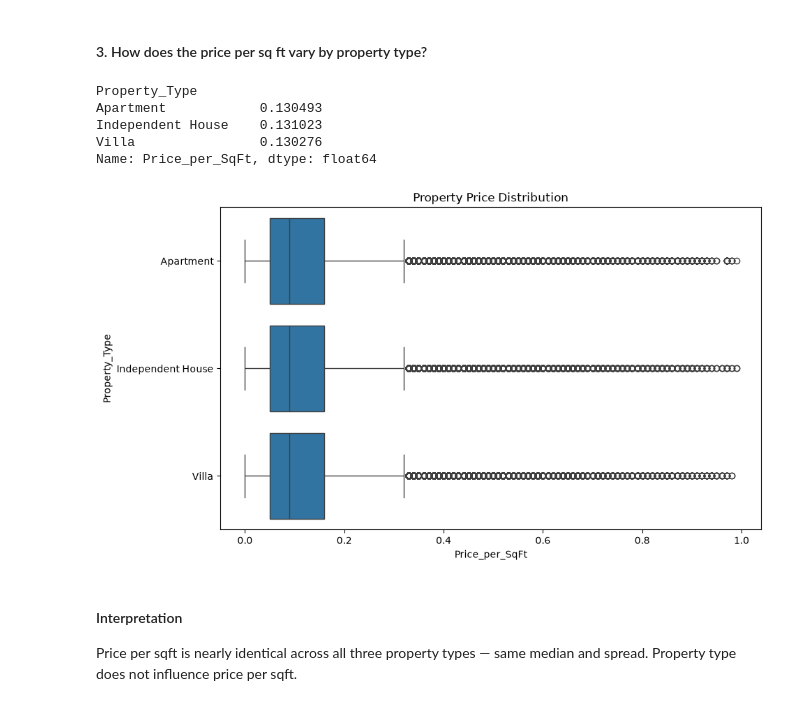
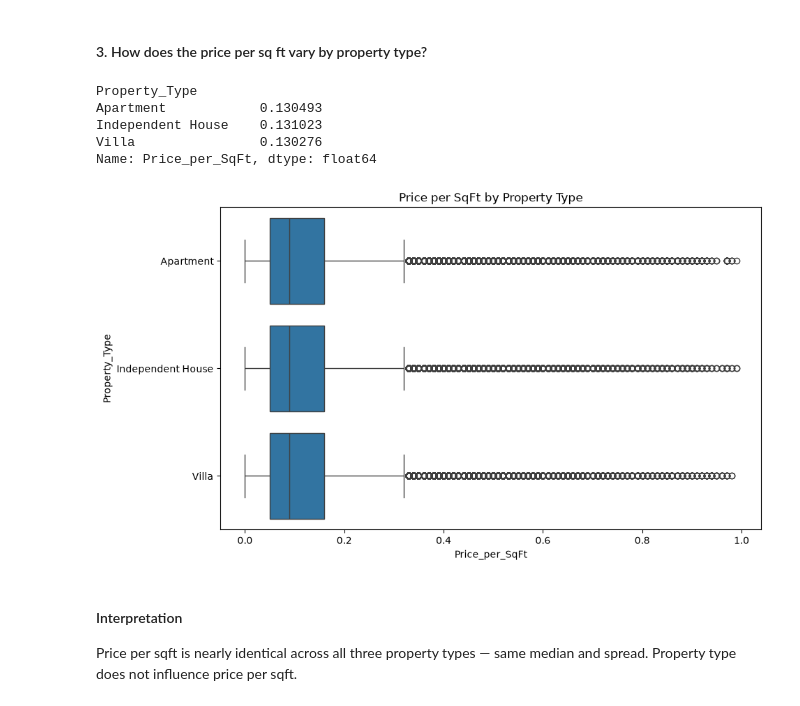
Before and after one commit to mukundnaramesh2605/Real-Estate-Investment-Advisor---Predicting-Property-Profitability-Future-Value, a Jupyter notebook: EDA.ipynb, the cells around one changed output. Drawn from its saved outputs; the diff is of its cells as text; code cells hidden in the pictures.

```diff
--- a/EDA.ipynb
+++ b/EDA.ipynb
@@ -221,16 +221,16 @@ The property size distribution is approximately uniform and symmetric. The skewn
 # %%
 display(housing_df.groupby('Property_Type')['Price_per_SqFt'].mean())
 plt.figure(figsize=(10,6))
-plt.title("Property Price Distribution")
+plt.title("Price per SqFt by Property Type")
 sns.boxplot(data=housing_df,y='Property_Type',x='Price_per_SqFt')
 plt.show()
 # %% [output]
 Property_Type
 Apartment            0.130493
 Independent House    0.131023
 Villa                0.130276
 Name: Price_per_SqFt, dtype: float64
-[figure, old version]
+[figure, new version]
 # %% [markdown]
 #### Interpretation
 Price per sqft is nearly identical across all three property types — same median and spread. Property type does not influence price per sqft.
```
Also changed, not shown: parts of 5 cells of this notebook.
